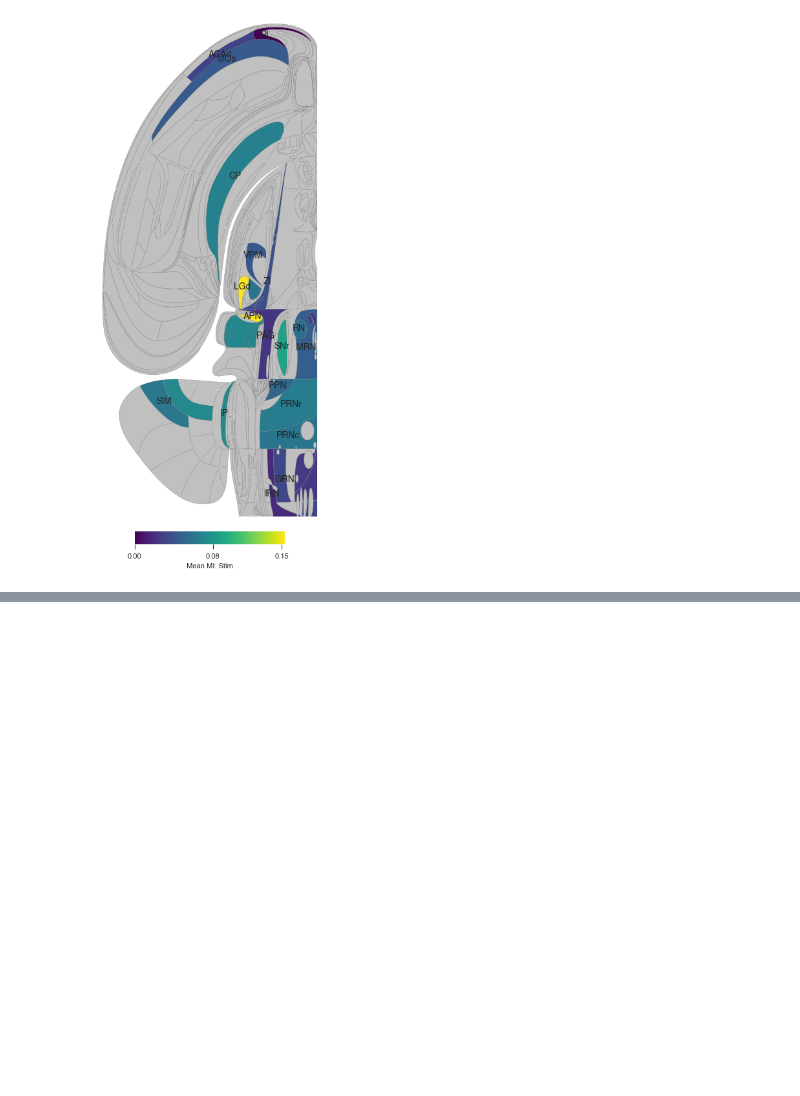
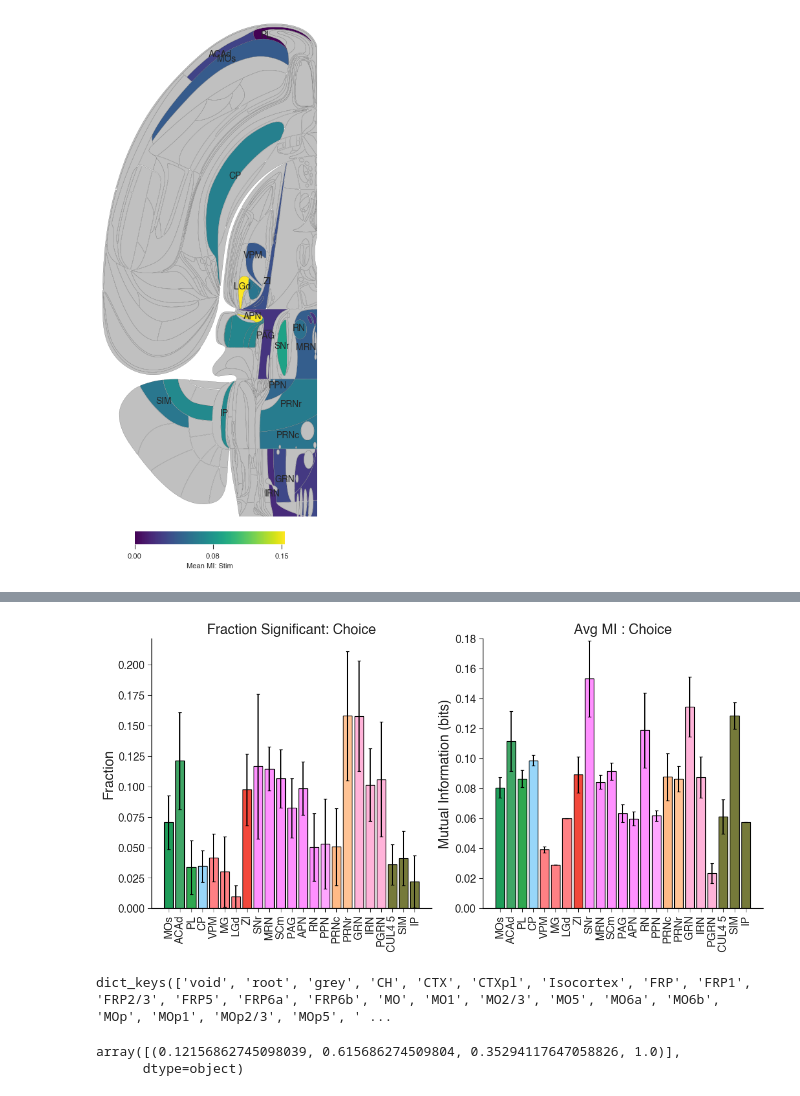
Before and after one commit to debottamKundu/ibl-partial-info-decomp, a Jupyter notebook: notebooks/cleaner_rsi_plots.ipynb, the cells around one changed output, grey strips where cells are left out. Cells and saved outputs as stored; diff of their text form; code cells hidden in the pictures; blank space fills up the shorter version.

```diff
--- a/notebooks/cleaner_rsi_plots.ipynb
+++ b/notebooks/cleaner_rsi_plots.ipynb
@@ -634,0 +670,3 @@ cax = add_cbar(
+# %%
+choice_stats["region"] = pd.Categorical(choice_stats["names"], categories=regs1, ordered=True)
+choice_stats = choice_stats.sort_values("region").reset_index(drop=True)
@@ -634,0 +716,13 @@ cax = add_cbar(
+# %%
+plot_colored_df(choice_stats, "Choice")
+# %% [output]
+[figure, added]
+# %%
+palette.keys()
+# %% [output]
+dict_keys(['void', 'root', 'grey', 'CH', 'CTX', 'CTXpl', 'Isocortex', 'FRP', 'FRP1', 'FRP2/3', 'FRP5', 'FRP6a', 'FRP6b', 'MO', 'MO1', 'MO2/3', 'MO5', 'MO6a', 'MO6b', 'MOp', 'MOp1', 'MOp2/3', 'MOp5', ' ...
+# %%
+stim_stats[stim_stats["names"] == "MOs"]["col"].values
+# %% [output]
+array([(0.12156862745098039, 0.615686274509804, 0.35294117647058826, 1.0)],
+      dtype=object)
```
Also changed, not shown: parts of 27 cells of this notebook, 8 other files.
